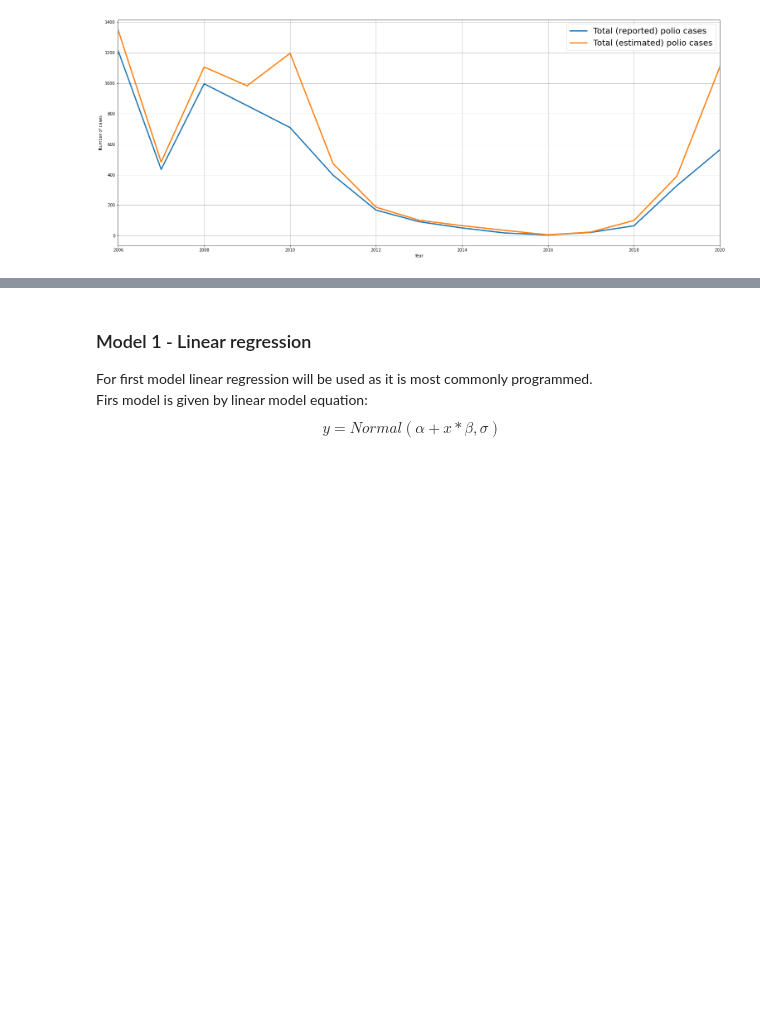
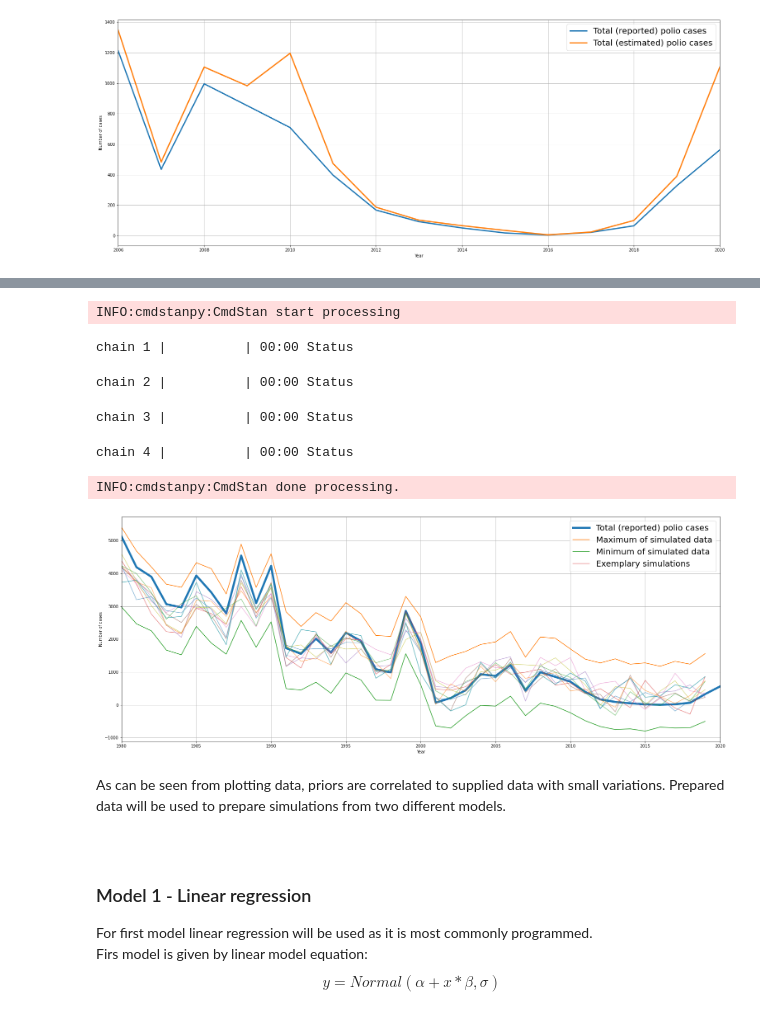
Before and after one commit to FOlszowski/DataAnalysisProject, a Jupyter notebook: Project_notebook.ipynb, the cells around one changed output, grey strips where cells are left out. Drawn from its saved outputs; the diff is of its cells as text; code cells hidden in the pictures; blank space fills up the shorter version.

Commit message:
Adding priors analysis

```diff
--- a/Project_notebook.ipynb
+++ b/Project_notebook.ipynb
@@ -190,0 +197,6 @@ plt.show()
+# %%
+stan_file = "stan_models\\autoregressive_sim.stan"
+with open(stan_file) as file:
+    file_content = file.read()
+print(file_content)
+model = CmdStanModel(stan_file=stan_file)
@@ -191,3 +222,42 @@ plt.show()
+# %%
+africa_data = imported_data[imported_data['Entity'] == 'Africa'][['Year','Total (reported) polio cases']][:-1]
+model_data_dict = {'N': len(africa_data['Year']),
+                    'x': africa_data['Year'],
+                    'y': africa_data['Total (reported) polio cases']
+                  }
+sim_sampling = model.sample(data = model_data_dict, seed = global_seed, iter_sampling=1000)
+y_sim = sim_sampling.stan_variable('y_sim')
+
+sim_max = list()
+sim_min = list()
+for i in range(1, len(y_sim[0])):
+    sim_max.append(np.max(y_sim[:,i]))
+    sim_min.append(np.min(y_sim[:,i]))
+
+plt.figure(figsize=(26, 10))
+plt.grid(True)
+plt.locator_params(axis="both", integer=True, tight=True)
+plt.plot(africa_data['Year'],africa_data['Total (reported) polio cases'],linewidth=5)
+plt.plot(africa_data['Year'][1:]-1, sim_max)
+plt.plot(africa_data['Year'][1:]-1, sim_min)
+for i in range(10):
+    plt.plot(africa_data['Year']-1,y_sim[random.randint(0, len(y_sim[0]))], alpha = 0.5),
+
+plt.legend(['Total (reported) polio cases', 'Maximum of simulated data', 'Minimum of simulated data', 'Exemplary simulations'], prop={'size': 20})
+plt.xlabel('Year')
+plt.ylabel('Number of cases')
+plt.xlim(min(africa_data['Year']),max(africa_data['Year']))
+plt.show()
+# %% [output]
+INFO:cmdstanpy:CmdStan start processing
+chain 1 |          | 00:00 Status
+chain 2 |          | 00:00 Status
+chain 3 |          | 00:00 Status
+chain 4 |          | 00:00 Status
+INFO:cmdstanpy:CmdStan done processing.
+[figure, added]
+# %% [markdown]
+As can be seen from plotting data, priors are correlated to supplied data with small variations. Prepared data will be used to prepare simulations from two different models. <br><br>
 # %% [markdown]
 <h3>Model 1 - Linear regression</h3>
 For first model linear regression will be used as it is most commonly programmed.<br>
```
Also changed, not shown: parts of 16 cells of this notebook, 5 other files.
